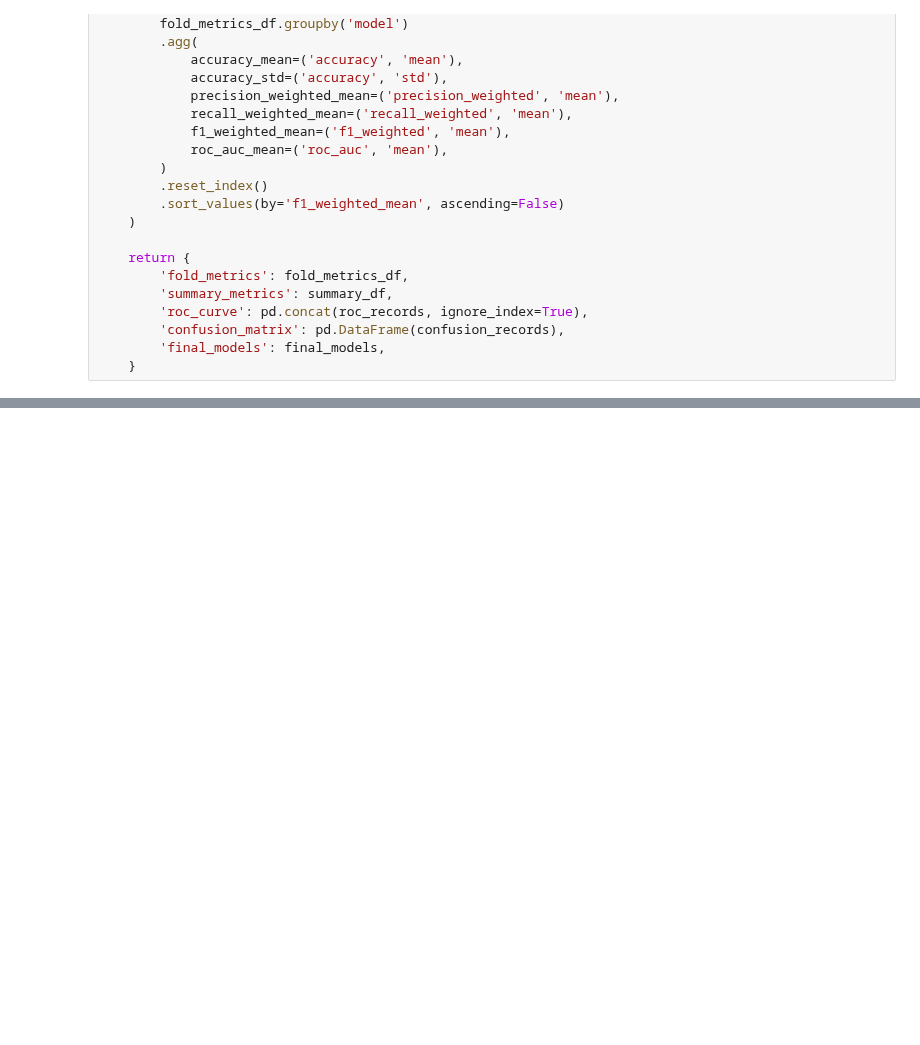
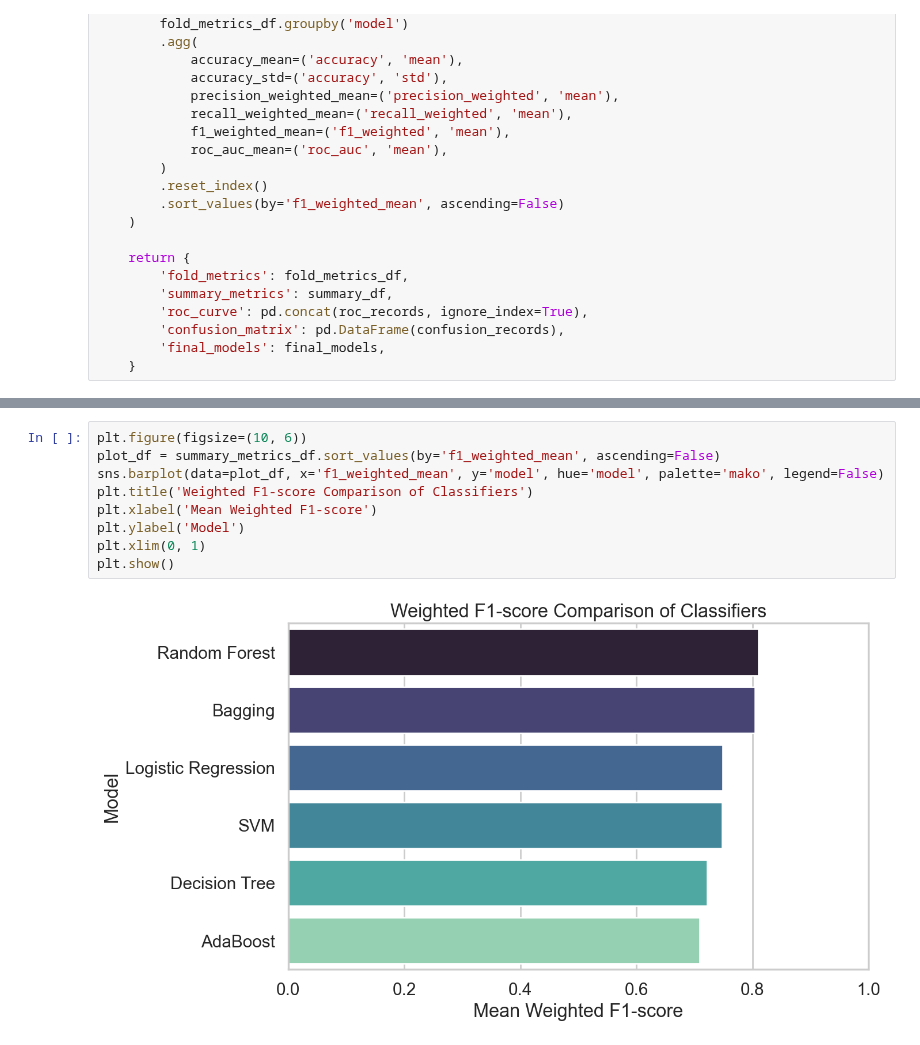
Before and after one commit to tuanxx31/Lab10, a Jupyter notebook: Software_Defect_Prediction.ipynb, the cells around one changed output, grey strips where cells are left out. Cells and saved outputs as stored; diff of their text form; blank space fills up the shorter version.

```diff
--- a/Software_Defect_Prediction.ipynb
+++ b/Software_Defect_Prediction.ipynb
@@ -471,0 +475,11 @@ Name: 4, dtype: object
+# %%
+plt.figure(figsize=(10, 6))
+plot_df = summary_metrics_df.sort_values(by='f1_weighted_mean', ascending=False)
+sns.barplot(data=plot_df, x='f1_weighted_mean', y='model', hue='model', palette='mako', legend=False)
+plt.title('Weighted F1-score Comparison of Classifiers')
+plt.xlabel('Mean Weighted F1-score')
+plt.ylabel('Model')
+plt.xlim(0, 1)
+plt.show()
+# %% [output]
+[figure, added]
```
Also changed, not shown: parts of 33 cells of this notebook.
